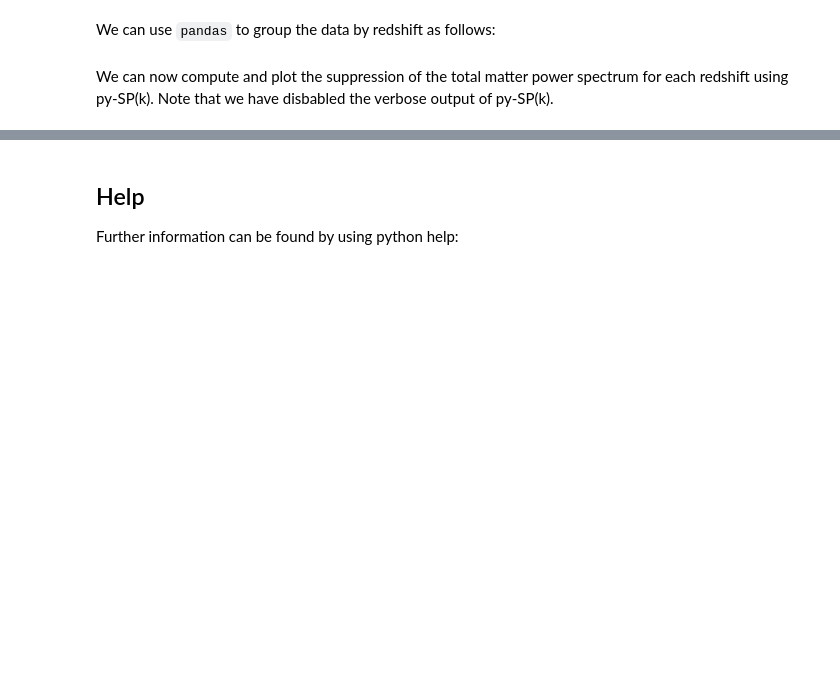
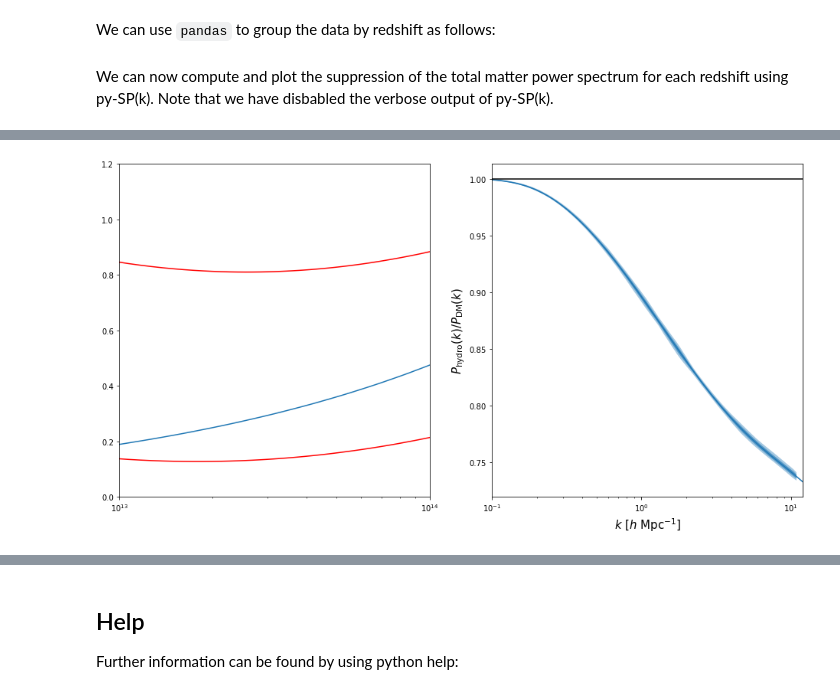
Before and after one commit to jemme07/pyspk, a Jupyter notebook: examples/pySPk_Examples.ipynb, the cells around one changed output, grey strips where cells are left out. Cells and saved outputs as stored; diff of their text form; code cells hidden in the pictures; blank space fills up the shorter version.

```diff
--- a/examples/pySPk_Examples.ipynb
+++ b/examples/pySPk_Examples.ipynb
@@ -126,0 +149,37 @@ plt.ylabel('$P_\\mathrm{hydro}(k)/P_\\mathrm{DM}(k)$');
+# %%
+z = .125
+fb_a = 0.3
+fb_pow = .4
+fb_norm = 10 ** 13.5
+
+k, sup, error_68_m, error_68_p, error_95_m, error_95_p = spk.sup_model(SO=200, z=z, fb_a=fb_a, fb_pow=fb_pow,
+                                                                       fb_norm=fb_norm, k_max=12, errors=True)
+om = spk.optimal_mass(SO=200, z=z, k=k)
+
+fb = fb_a * np.power(om / fb_norm, fb_pow)
+
+min_fb = spk._inter_min_x0(z) + spk._inter_min_x1(z) * np.log10(om) + spk._inter_min_x2(z) * np.log10(om) ** 2
+max_fb = spk._inter_max_x0(z) + spk._inter_max_x1(z) * np.log10(om) + spk._inter_max_x2(z) * np.log10(om) ** 2
+# %%
+gs = gridspec.GridSpec(1, 2)
+fig = plt.figure(figsize=(16, 8))
+ax1 = plt.subplot(gs[0])
+ax2 = plt.subplot(gs[1])
+
+ax1.plot(om, min_fb, c='r')
+ax1.plot(om, max_fb, c='r')
+ax1.plot(om, fb)
+ax1.set_xscale('log')
+ax1.set_ylim(0, 1.2);
+ax1.set_xlim(1e13, 1e14);
+
+ax2.plot(k, sup, c='C0')
+ax2.fill_between(k, sup + error_95_m, sup + error_95_p, facecolor='C0', alpha=0.4)
+ax2.fill_between(k, sup + error_68_m, sup + error_68_p, facecolor='C0', alpha=0.6)
+ax2.set_xscale('log')
+ax2.axhline(1, c='k')
+ax2.set_xlabel('$k$ [$h$ Mpc$^{-1}$]');
+ax2.set_ylabel('$P_\mathrm{hydro}(k)/P_\mathrm{DM}(k)$');
+ax2.set_xlim(0.1, 12);
+# %% [output]
+[figure, added]
```
Also changed, not shown: parts of 10 cells of this notebook, 6 other files.
